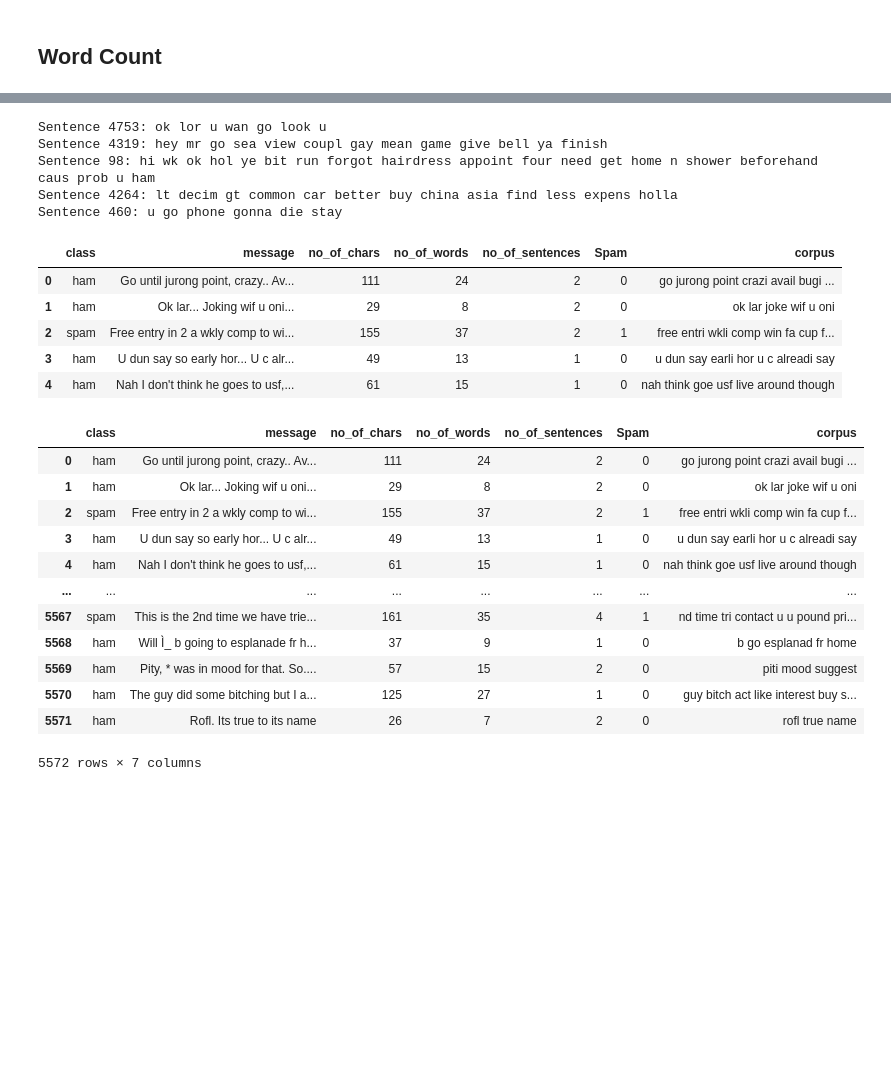
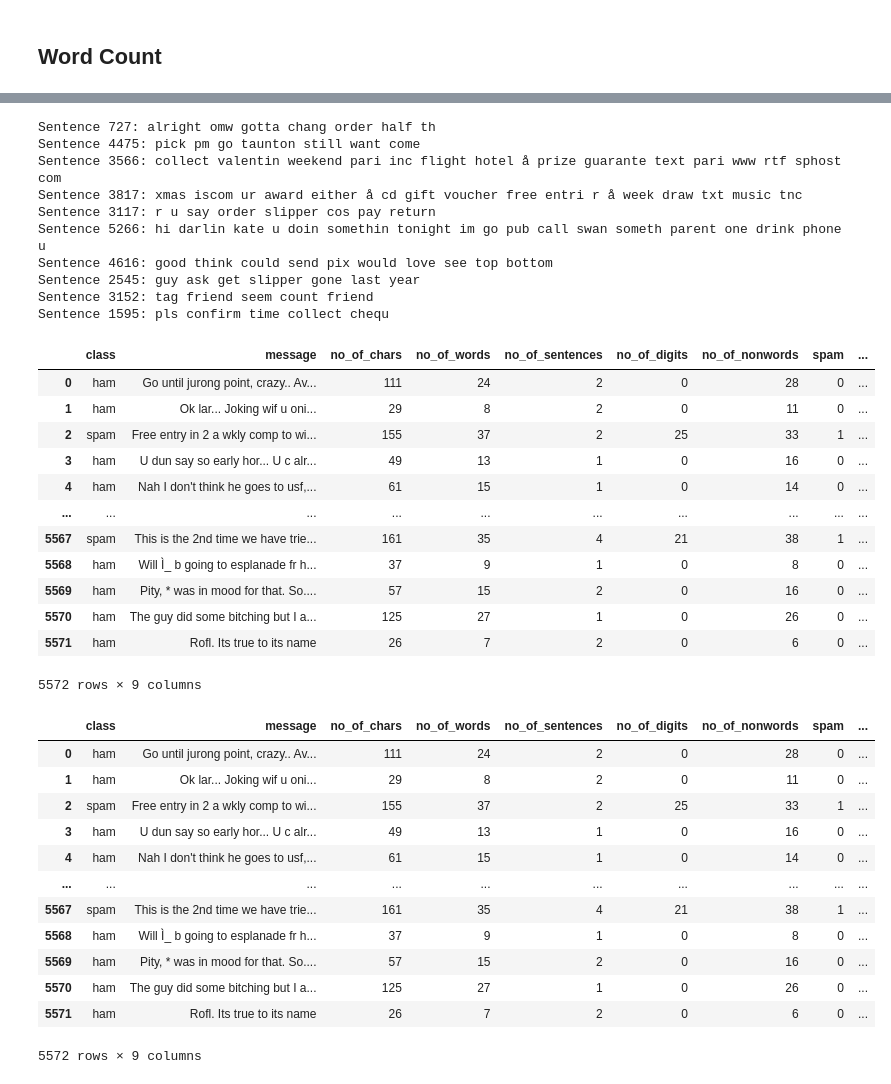
Before and after one commit to googlercolin/spam-classification, a Jupyter notebook: EDA.ipynb, the cells around one changed output, grey strips where cells are left out. Cells and saved outputs as stored; diff of their text form; code cells hidden in the pictures; blank space fills up the shorter version.

```diff
--- a/EDA.ipynb
+++ b/EDA.ipynb
@@ -52,7 +62,10 @@ data.head()
 data['no_of_chars'] = data['message'].apply(len)
 data['no_of_words'] = data['message'].apply(lambda x: len(nltk.word_tokenize(x)))
 data['no_of_sentences'] = data['message'].apply(lambda x: len(nltk.sent_tokenize(x)))
-data['Spam'] = data['class'].map({'ham': 0, 'spam': 1})
+data['no_of_digits'] = data['message'].str.count('\d')
+data['no_of_nonwords'] = data['message'].str.count('\W')
+
+data['spam'] = data['class'].map({'ham': 0, 'spam': 1})
 
 data.head()
 # %% [output]
@@ -180,52 +236,66 @@ word_count_plot(data["message"], "Word Count Plot Before Stemming")
 An NLP technique which reduces words to their basic form or stem, which may or may not be a legitimate word in the language. This aids in the preprocessing of text, words, and documents for text normalization
 # %%
 corpus = []
-ps = PorterStemmer()
+ps = SnowballStemmer("english")
 
 for i in range(len(data)):
-    msg = re.sub('[^a-zA-Z]', ' ', data['message'][i])
+    # msg = re.sub('[^a-zA-Z]', ' ', data['message'][i])
+    msg = data['message'][i]
+    msg = re.sub('\d+', ' ', msg)
     msg = msg.lower()
-    msg = msg.split()
+    msg = [word for word in nltk.wordpunct_tokenize(msg) if word.isalpha()]
     msg = [ps.stem(word) for word in msg if not word in stopwords.words('english')] # Stemming & Stopwords Removal
     msg = ' '.join(msg)
     corpus.append(msg)
 # %%
-for sentence in random.sample(corpus, 5):
+for sentence in random.sample(corpus, 10):
     print(f"Sentence {corpus.index(sentence)}: {sentence}")
 # %% [output]
-Sentence 4753: ok lor u wan go look u
-Sentence 4319: hey mr go sea view coupl gay mean game give bell ya finish
-Sentence 98: hi wk ok hol ye bit run forgot hairdress appoint four need get home n shower beforehand caus prob u ham
-Sentence 4264: lt decim gt common car better buy china asia find less expens holla
-Sentence 460: u go phone gonna die stay
+Sentence 727: alright omw gotta chang order half th
+Sentence 4475: pick pm go taunton still want come
+Sentence 3566: collect valentin weekend pari inc flight hotel å prize guarante text pari www rtf sphost com
+Sentence 3817: xmas iscom ur award either å cd gift voucher free entri r å week draw txt music tnc
+Sentence 3117: r u say order slipper cos pay return
+Sentence 5266: hi darlin kate u doin somethin tonight im go pub call swan someth parent one drink phone u
+Sentence 4616: good think could send pix would love see top bottom
+Sentence 2545: guy ask get slipper gone last year
+Sentence 3152: tag friend seem count friend
+Sentence 1595: pls confirm time collect chequ
 # %%
 data['corpus'] = corpus
-data.head()
+data
 # %% [output]
-|  | class | message | no_of_chars | no_of_words | no_of_sentences | Spam | corpus |
-| 0 | ham | Go until jurong point, crazy.. Av... | 111 | 24 | 2 | 0 | go jurong point crazi avail bugi ... |
-| 1 | ham | Ok lar... Joking wif u oni... | 29 | 8 | 2 | 0 | ok lar joke wif u oni |
-| 2 | spam | Free entry in 2 a wkly comp to wi... | 155 | 37 | 2 | 1 | free entri wkli comp win fa cup f... |
-| 3 | ham | U dun say so early hor... U c alr... | 49 | 13 | 1 | 0 | u dun say earli hor u c alreadi say |
-| 4 | ham | Nah I don't think he goes to usf,... | 61 | 15 | 1 | 0 | nah think goe usf live around though |
+|  | class | message | no_of_chars | no_of_words | no_of_sentences | no_of_digits | no_of_nonwords | spam | ... |
+| 0 | ham | Go until jurong point, crazy.. Av... | 111 | 24 | 2 | 0 | 28 | 0 | ... |
+| 1 | ham | Ok lar... Joking wif u oni... | 29 | 8 | 2 | 0 | 11 | 0 | ... |
+| 2 | spam | Free entry in 2 a wkly comp to wi... | 155 | 37 | 2 | 25 | 33 | 1 | ... |
+| 3 | ham | U dun say so early hor... U c alr... | 49 | 13 | 1 | 0 | 16 | 0 | ... |
+| 4 | ham | Nah I don't think he goes to usf,... | 61 | 15 | 1 | 0 | 14 | 0 | ... |
+| ... | ... | ... | ... | ... | ... | ... | ... | ... | ... |
+| 5567 | spam | This is the 2nd time we have trie... | 161 | 35 | 4 | 21 | 38 | 1 | ... |
+| 5568 | ham | Will Ì_ b going to esplanade fr h... | 37 | 9 | 1 | 0 | 8 | 0 | ... |
+| 5569 | ham | Pity, * was in mood for that. So.... | 57 | 15 | 2 | 0 | 16 | 0 | ... |
+| 5570 | ham | The guy did some bitching but I a... | 125 | 27 | 1 | 0 | 26 | 0 | ... |
+| 5571 | ham | Rofl. Its true to its name | 26 | 7 | 2 | 0 | 6 | 0 | ... |
+5572 rows × 9 columns
 # %%
 store = pd.HDFStore('store.h5')
 store['data_stemmed'] = data # save stemmed data
 store['data_stemmed'] # load it
 # %% [output]
-|  | class | message | no_of_chars | no_of_words | no_of_sentences | Spam | corpus |
-| 0 | ham | Go until jurong point, crazy.. Av... | 111 | 24 | 2 | 0 | go jurong point crazi avail bugi ... |
-| 1 | ham | Ok lar... Joking wif u oni... | 29 | 8 | 2 | 0 | ok lar joke wif u oni |
-| 2 | spam | Free entry in 2 a wkly comp to wi... | 155 | 37 | 2 | 1 | free entri wkli comp win fa cup f... |
-| 3 | ham | U dun say so early hor... U c alr... | 49 | 13 | 1 | 0 | u dun say earli hor u c alreadi say |
-| 4 | ham | Nah I don't think he goes to usf,... | 61 | 15 | 1 | 0 | nah think goe usf live around though |
-| ... | ... | ... | ... | ... | ... | ... | ... |
-| 5567 | spam | This is the 2nd time we have trie... | 161 | 35 | 4 | 1 | nd time tri contact u u pound pri... |
-| 5568 | ham | Will Ì_ b going to esplanade fr h... | 37 | 9 | 1 | 0 | b go esplanad fr home |
-| 5569 | ham | Pity, * was in mood for that. So.... | 57 | 15 | 2 | 0 | piti mood suggest |
-| 5570 | ham | The guy did some bitching but I a... | 125 | 27 | 1 | 0 | guy bitch act like interest buy s... |
-| 5571 | ham | Rofl. Its true to its name | 26 | 7 | 2 | 0 | rofl true name |
+|  | class | message | no_of_chars | no_of_words | no_of_sentences | no_of_digits | no_of_nonwords | spam | ... |
+| 0 | ham | Go until jurong point, crazy.. Av... | 111 | 24 | 2 | 0 | 28 | 0 | ... |
+| 1 | ham | Ok lar... Joking wif u oni... | 29 | 8 | 2 | 0 | 11 | 0 | ... |
+| 2 | spam | Free entry in 2 a wkly comp to wi... | 155 | 37 | 2 | 25 | 33 | 1 | ... |
+| 3 | ham | U dun say so early hor... U c alr... | 49 | 13 | 1 | 0 | 16 | 0 | ... |
+| 4 | ham | Nah I don't think he goes to usf,... | 61 | 15 | 1 | 0 | 14 | 0 | ... |
+| ... | ... | ... | ... | ... | ... | ... | ... | ... | ... |
+| 5567 | spam | This is the 2nd time we have trie... | 161 | 35 | 4 | 21 | 38 | 1 | ... |
+| 5568 | ham | Will Ì_ b going to esplanade fr h... | 37 | 9 | 1 | 0 | 8 | 0 | ... |
+| 5569 | ham | Pity, * was in mood for that. So.... | 57 | 15 | 2 | 0 | 16 | 0 | ... |
+| 5570 | ham | The guy did some bitching but I a... | 125 | 27 | 1 | 0 | 26 | 0 | ... |
+| 5571 | ham | Rofl. Its true to its name | 26 | 7 | 2 | 0 | 6 | 0 | ... |
-5572 rows × 7 columns
+5572 rows × 9 columns
 # %%
 store.close()
 # %%
```
Also changed, not shown: parts of 29 cells of this notebook, 7 other files.
